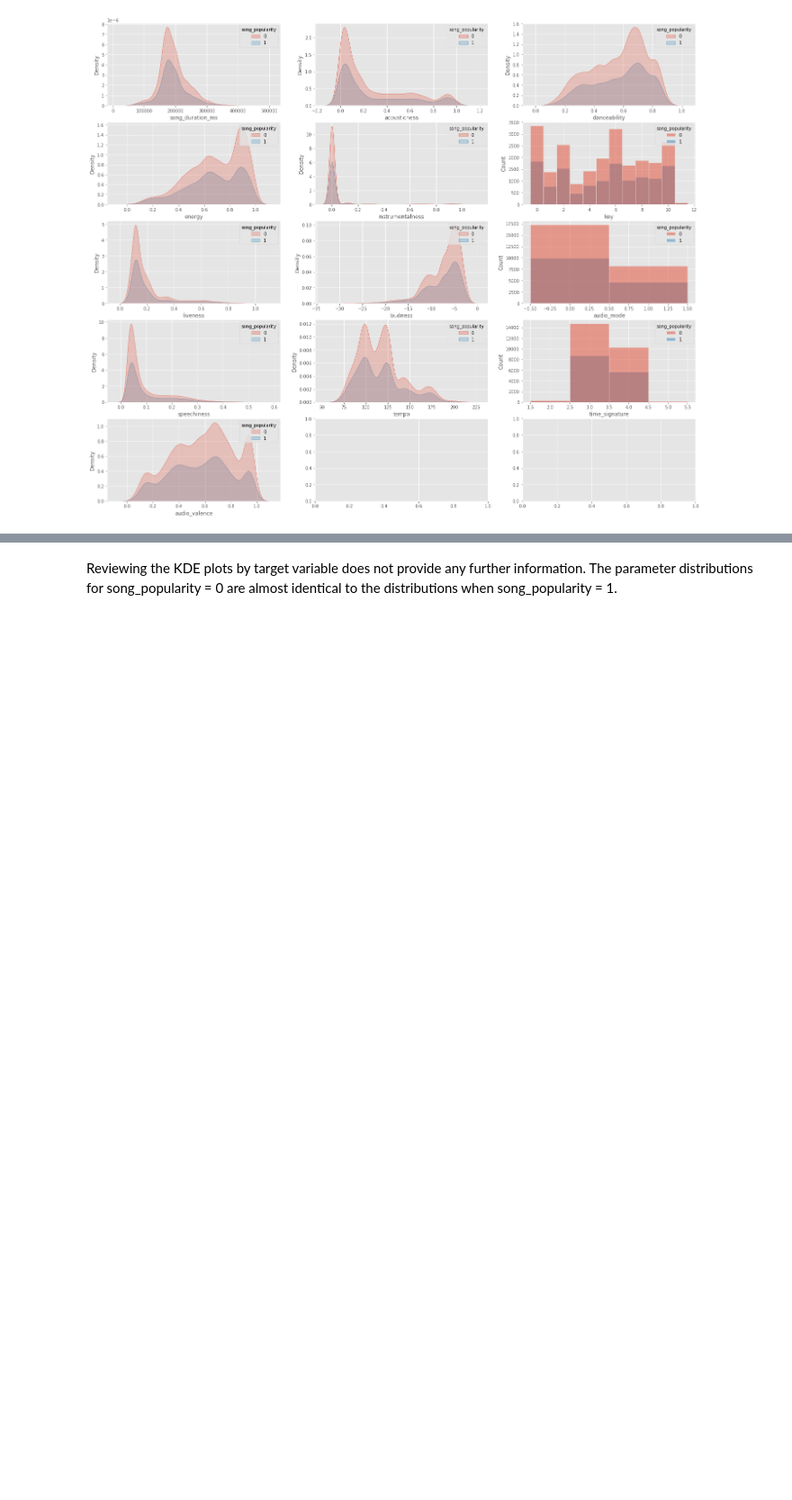
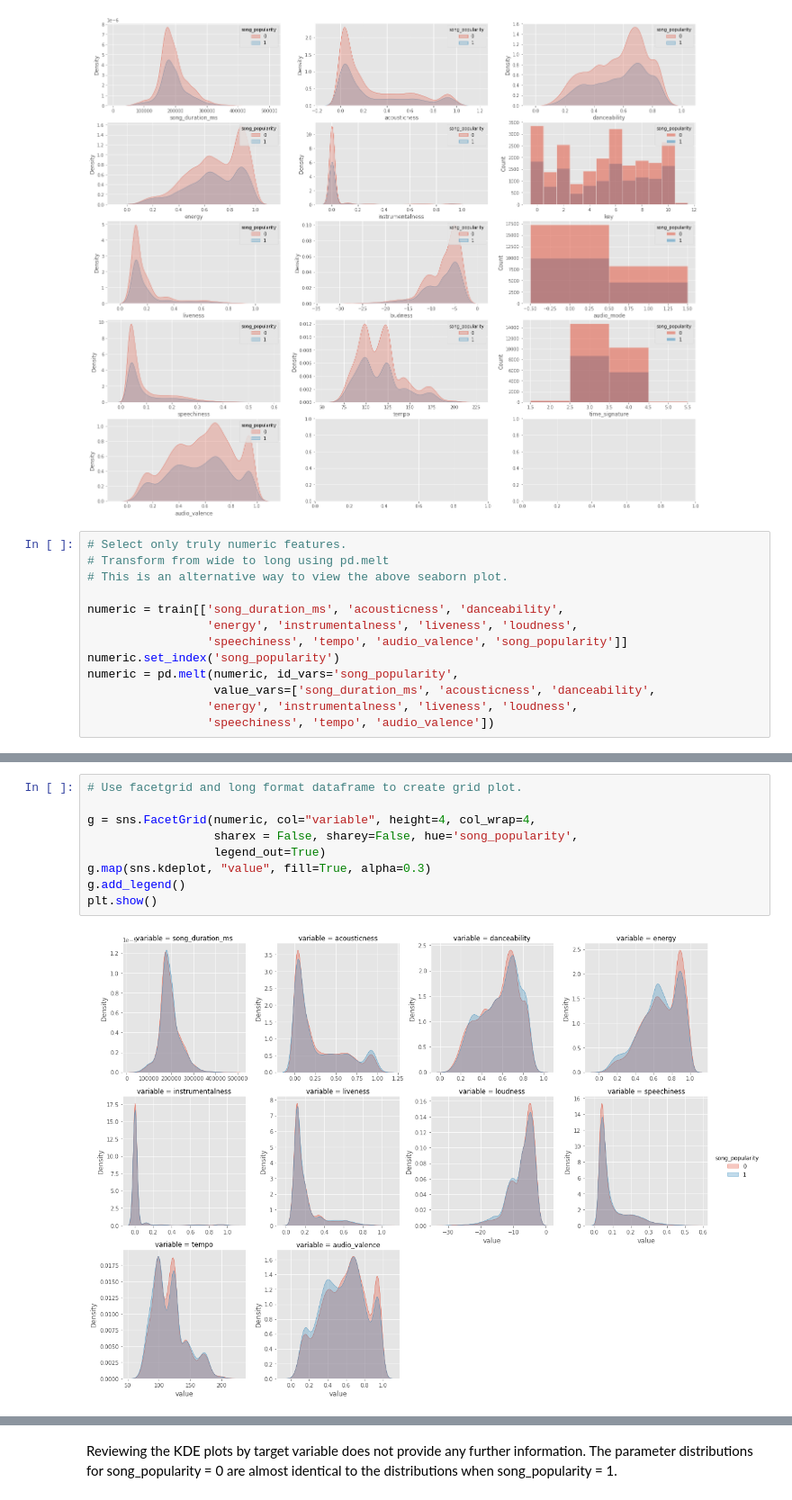
Before and after one commit to Sam-Tracey/Kaggle, a Jupyter notebook: song-popularity-eda.ipynb, the cells around one changed output, grey strips where cells are left out. Shown at 90% size. Cells and saved outputs as stored; diff of their text form; blank space fills up the shorter version.

```diff
--- a/song-popularity-eda.ipynb
+++ b/song-popularity-eda.ipynb
@@ -257,3 +281,16 @@ sns.kdeplot(data=train, x='audio_valence', fill=True, ax=axes[4,0], hue='song_po
 plt.show()
 # %% [output]
 [figure]
+# %%
+# Select only truly numeric features.
+# Transform from wide to long using pd.melt
+# This is an alternative way to view the above seaborn plot.
+
+numeric = train[['song_duration_ms', 'acousticness', 'danceability',
+                 'energy', 'instrumentalness', 'liveness', 'loudness',
+                 'speechiness', 'tempo', 'audio_valence', 'song_popularity']]
+numeric.set_index('song_popularity')
+numeric = pd.melt(numeric, id_vars='song_popularity',
+                  value_vars=['song_duration_ms', 'acousticness', 'danceability',
+                 'energy', 'instrumentalness', 'liveness', 'loudness',
+                 'speechiness', 'tempo', 'audio_valence'])
@@ -259,0 +313,11 @@ plt.show()
+# %%
+# Use facetgrid and long format dataframe to create grid plot.
+
+g = sns.FacetGrid(numeric, col="variable", height=4, col_wrap=4,
+                  sharex = False, sharey=False, hue='song_popularity',
+                  legend_out=True)
+g.map(sns.kdeplot, "value", fill=True, alpha=0.3)
+g.add_legend()
+plt.show()
+# %% [output]
+[figure, added]
```
Also changed, not shown: parts of 9 cells of this notebook.
